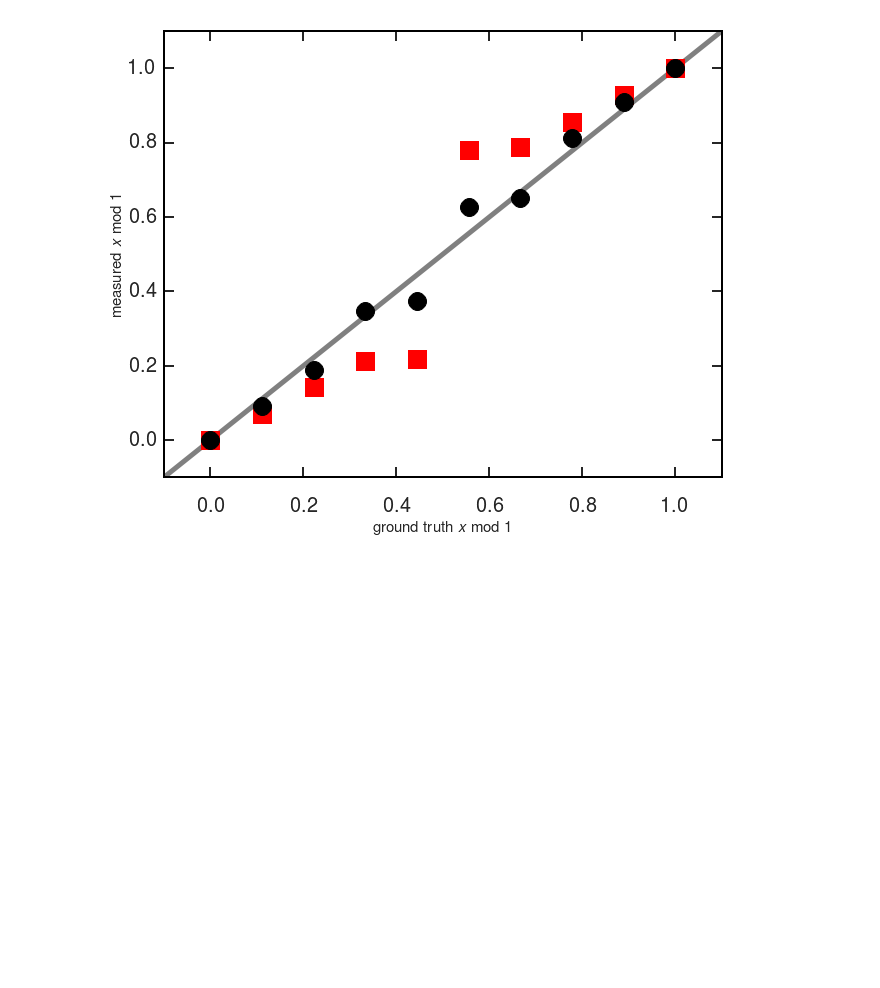
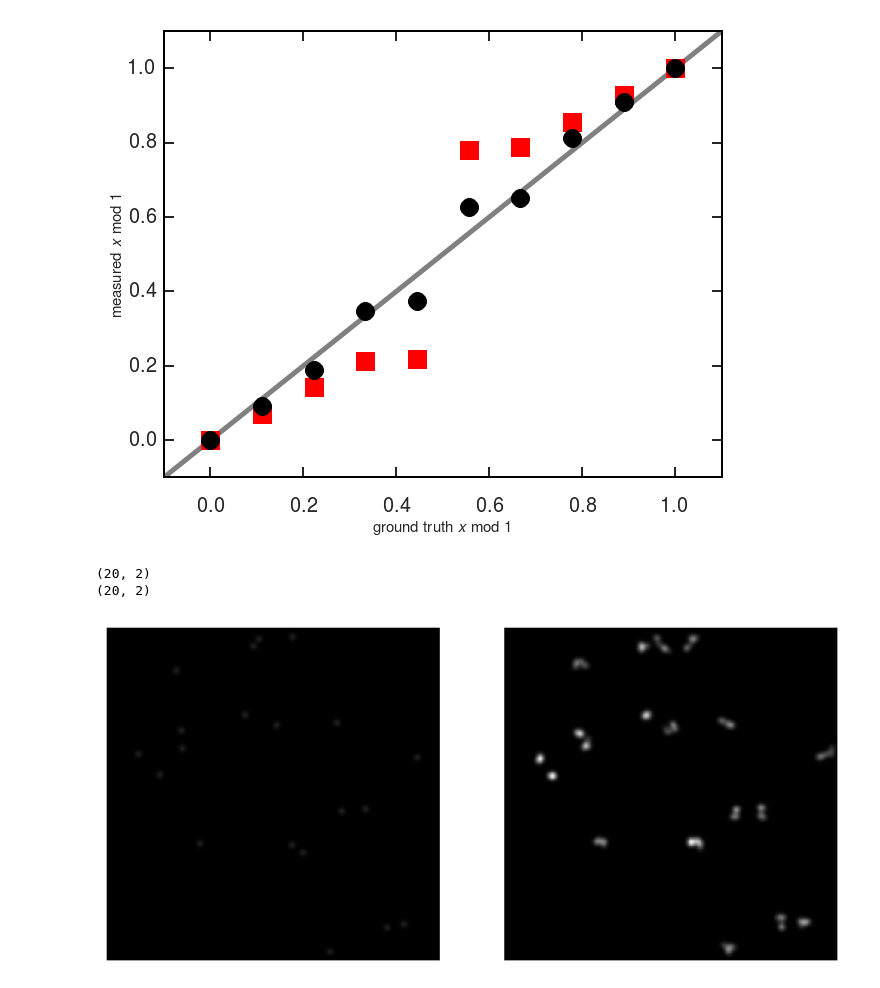
Before and after one commit to TylerMW/jhu-thesis-template, a Jupyter notebook: uncertainty.ipynb, the cells around one changed output. Drawn from its saved outputs; the diff is of its cells as text; code cells hidden in the pictures; blank space fills up the shorter version.

Commit message:
Add motion-blur fig and Bob's edits from Tues. night.

```diff
--- a/uncertainty.ipynb
+++ b/uncertainty.ipynb
@@ -105,3 +105,34 @@ ax.set(xlim=(-0.1, 1.1), ylim=(-0.1, 1.1))
 fig.savefig('figs/trackpy/true-measured-subpx.eps')
 # %% [output]
 [figure]
+# %%
+fig, (ax1, ax2) = plt.subplots(1, 2, figsize=(16, 8))
+
+rs = np.random.RandomState(3)
+N = 20
+
+pos = [512, 512] * rs.rand(N, 2)
+print pos.shape
+frame = SimulatedFrame((512, 514))
+for p in pos:
+    frame.add_spot(p, 30, 4)
+
+ax1.imshow(frame.image, vmin=0, vmax=255, interpolation='none')
+ax1.set(xticks=[], yticks=[])
+
+print pos.shape
+frame = SimulatedFrame((512, 514))
+for _ in range(10):
+    pos += 3*rs.randn(N, 2)
+    for p in pos:
+        frame.add_spot(p, 30, 4)
+
+ax2.imshow(frame.image, vmin=0, vmax=255, interpolation='none')
+ax2.set(xticks=[], yticks=[])
+fig.subplots_adjust()
+
+fig.savefig('figs/trackpy/motion-blur.eps')
+# %% [output]
+(20, 2)
+(20, 2)
+[figure, added]
```
Also changed, not shown: 3 other files.
